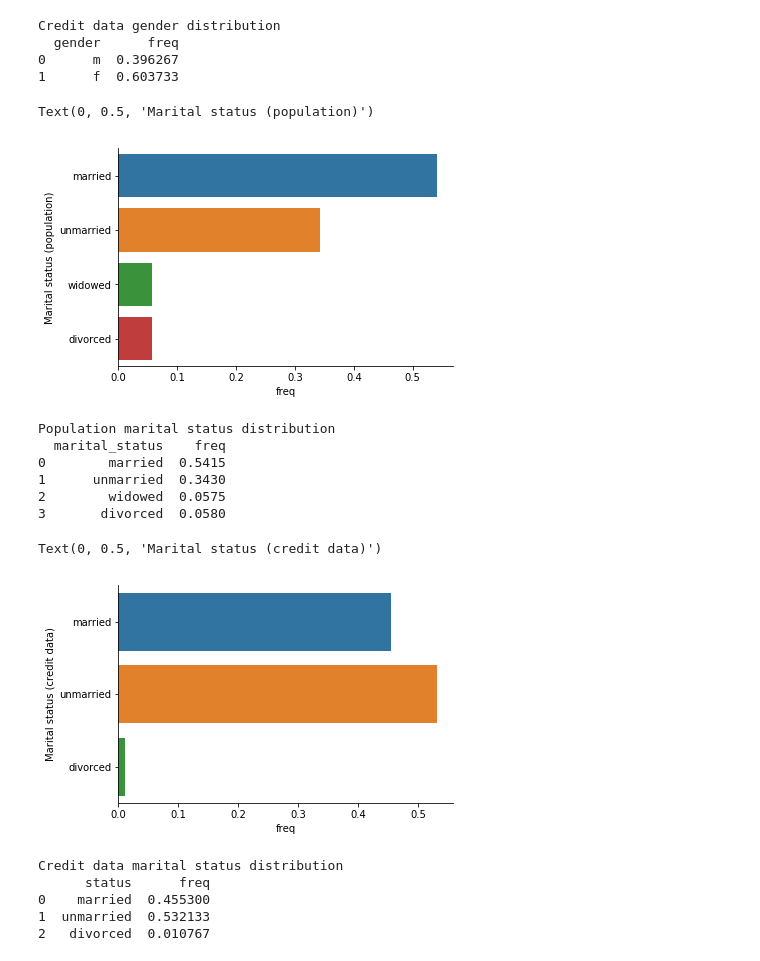
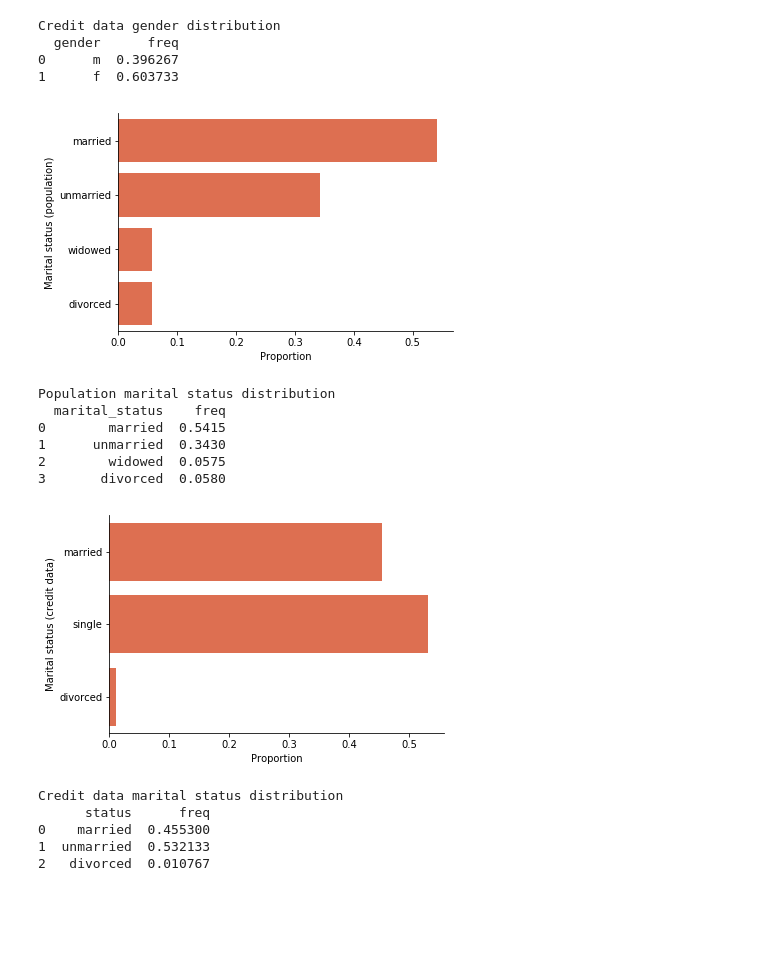
Before and after one commit to JanGeffert/AC221-FinalProject, a Jupyter notebook: eda_miru.ipynb, the cells around one changed output. Drawn from its saved outputs; the diff is of its cells as text; code cells hidden in the pictures; blank space fills up the shorter version.

```diff
--- a/eda_miru.ipynb
+++ b/eda_miru.ipynb
@@ -204,12 +205,13 @@ Credit data gender distribution
 # %%
 marital_df = pd.read_csv("data/marital.csv")
 # %%
-sns.barplot(y="marital_status", x="freq", data=marital_df)
+sns.barplot(y="marital_status", x="freq", data=marital_df, color="#f4623a")
 sns.despine()
 plt.ylabel("Marital status (population)")
+plt.xlabel("Proportion")
+plt.savefig("docs/img/population_marital.png")
 # %% [output]
-Text(0, 0.5, 'Marital status (population)')
-[figure, old version]
+[figure, new version]
 # %%
 print("Population marital status distribution")
 print(marital_df)
@@ -223,17 +225,18 @@ Population marital status distribution
 # %%
 married_freq = df.groupby("marriage")["id"].count()[1] / 30000
 single_freq = df.groupby("marriage")["id"].count()[2] / 30000
 divorced_freq = df.groupby("marriage")["id"].count()[3] / 30000
 
-credit_marital_df = pd.DataFrame({"status":["married","unmarried", "divorced"],
+credit_marital_df = pd.DataFrame({"status":["married","single", "divorced"],
                                   "freq":[married_freq, single_freq, divorced_freq]})
 
-sns.barplot(y="status", x="freq", data=credit_marital_df)
+sns.barplot(y="status", x="freq", data=credit_marital_df, color="#f4623a")
 sns.despine()
 plt.ylabel("Marital status (credit data)")
+plt.xlabel("Proportion")
+plt.savefig("docs/img/credit_marital.png")
 # %% [output]
-Text(0, 0.5, 'Marital status (credit data)')
-[figure, old version]
+[figure, new version]
 # %%
 print("Credit data marital status distribution")
 print(credit_marital_df)
```
Also changed, not shown: parts of 3 cells of this notebook, 8 other files.
